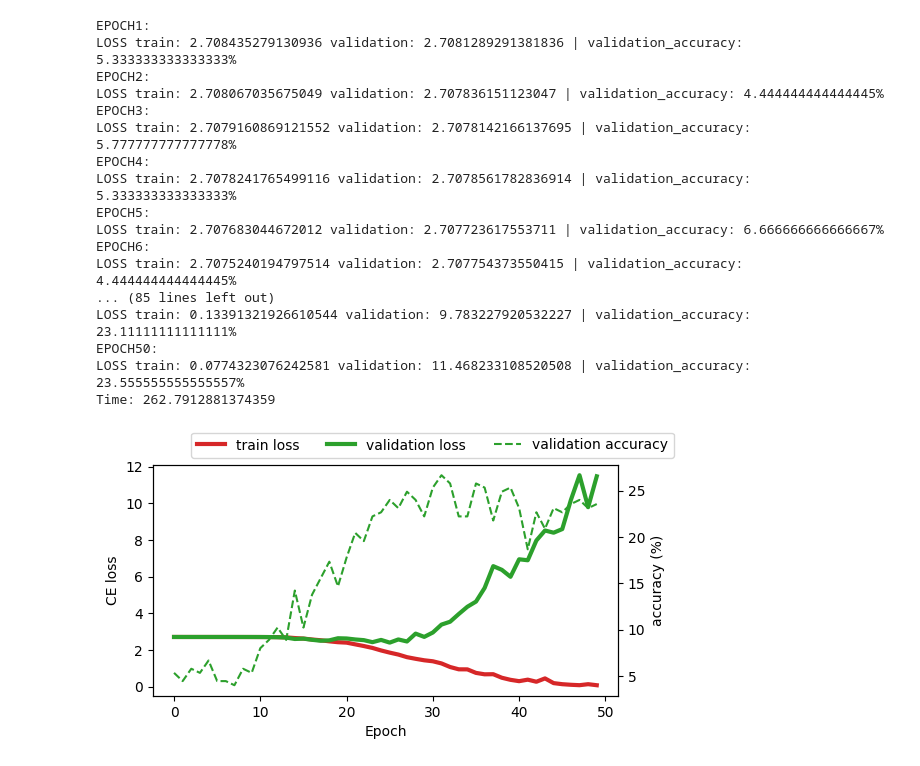
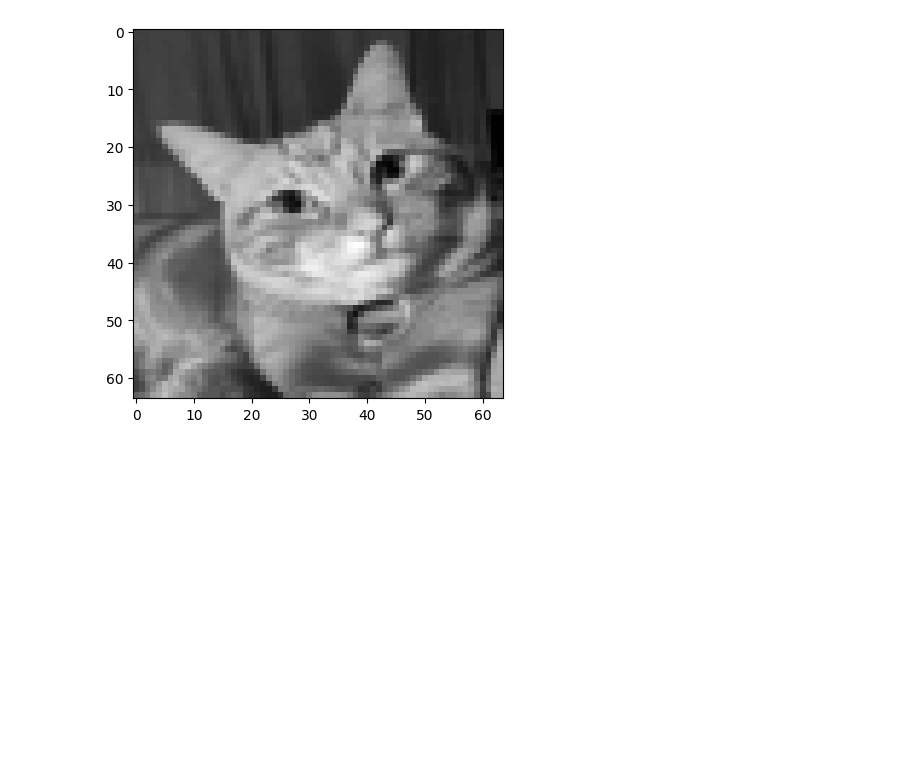
Before and after one commit to gmarsich/CNN-classifier, a Jupyter notebook: BRUTTA_COPIA.ipynb, the cells around one changed output. Drawn from its saved outputs; the diff is of its cells as text; code cells hidden in the pictures; blank space fills up the shorter version.

```diff
--- a/BRUTTA_COPIA.ipynb
+++ b/BRUTTA_COPIA.ipynb
@@ -179,21 +1,50 @@ def train_model(model,train_loader,validation_loader,loss_function,optimizer,EPO
-# %%
-model_path=train_model(model,train_loader,validation_loader,loss_function,optimizer,50)
-# %% [output]
-EPOCH1:
-LOSS train: 2.708435279130936 validation: 2.7081289291381836 | validation_accuracy: 5.333333333333333%
-EPOCH2:
-LOSS train: 2.708067035675049 validation: 2.707836151123047 | validation_accuracy: 4.444444444444445%
-EPOCH3:
-LOSS train: 2.7079160869121552 validation: 2.7078142166137695 | validation_accuracy: 5.777777777777778%
-EPOCH4:
-LOSS train: 2.7078241765499116 validation: 2.7078561782836914 | validation_accuracy: 5.333333333333333%
-EPOCH5:
-LOSS train: 2.707683044672012 validation: 2.707723617553711 | validation_accuracy: 6.666666666666667%
-EPOCH6:
-LOSS train: 2.7075240194797514 validation: 2.707754373550415 | validation_accuracy: 4.444444444444445%
-... (85 lines left out)
-LOSS train: 0.13391321926610544 validation: 9.783227920532227 | validation_accuracy: 23.11111111111111%
-EPOCH50:
-LOSS train: 0.0774323076242581 validation: 11.468233108520508 | validation_accuracy: 23.555555555555557%
-Time: 262.7912881374359
-[figure, removed]
+# %%
+import torch
+from torch import nn
+import torchvision
+
+import os
+from torchvision import transforms
+from torchvision.datasets import ImageFolder
+from torch.utils.data import random_split, DataLoader
+import torch.optim as optim
+import torch.nn.init as init
+import numpy as np
+from datetime import datetime
+import matplotlib.pyplot as plt
+from PIL import ImageOps
+
+from sklearn.metrics import confusion_matrix
+import seaborn as sn
+import pandas as pd
+import torchvision.transforms.functional as F
+
+def transform(image):
+    resize = transforms.Compose([transforms.Resize([64,64]), # resize the images as 64x64
+                                 transforms.ToTensor(), # to get a PyTorch tensor. The pixels' values will be scaled from the range [0, 255] to the range [0.0, 1.0]
+                                 transforms.Grayscale()]) # the image will just have one channel
+    resized_image = resize(image)
+    resized_image = resized_image * 1.0 # revert the normalization, i.e., go back to range [0, 255]
+    return resized_image
+
+
+train_path = '/Users/Gaia/Desktop/prova'
+
+train = ImageFolder(root=train_path, transform=transform)
+horizontal_flip_transform = transforms.RandomHorizontalFlip(1)
+flipped_train = ImageFolder(root=train_path, transform=transforms.Compose([horizontal_flip_transform, transform]))
+
+
+
+# Assuming flipped_train is already defined
+# Let's print the first image in the dataset
+sample_image, _ = train[0]
+
+# Convert the tensor image to a PIL image
+sample_image_pil = F.to_pil_image(sample_image)
+
+# Display the image using matplotlib
+plt.imshow(sample_image_pil, cmap='gray')
+plt.show()
+# %% [output]
+[figure, added]
```
Also changed, not shown: parts of 4 cells of this notebook, 23 other files.
